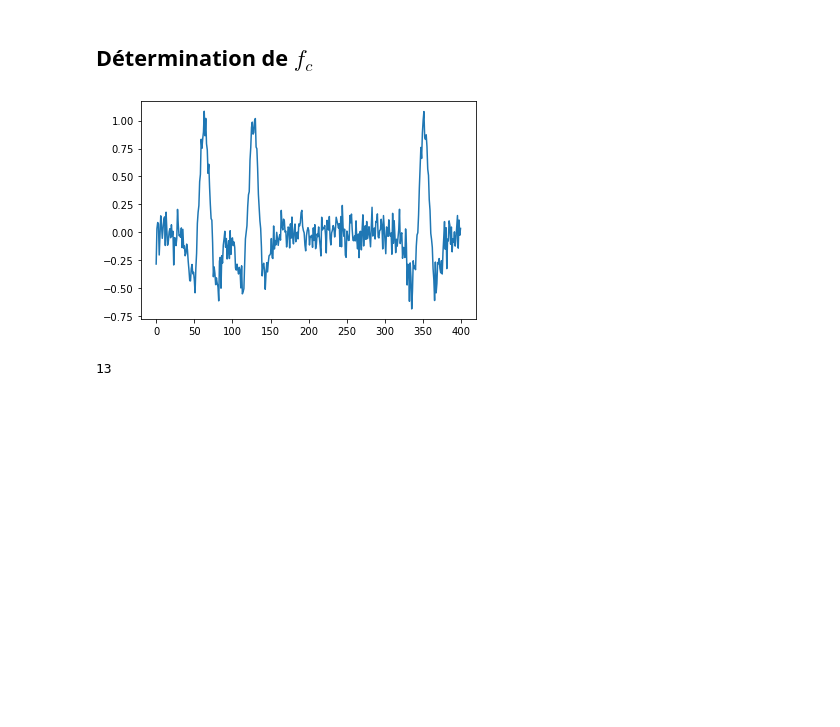
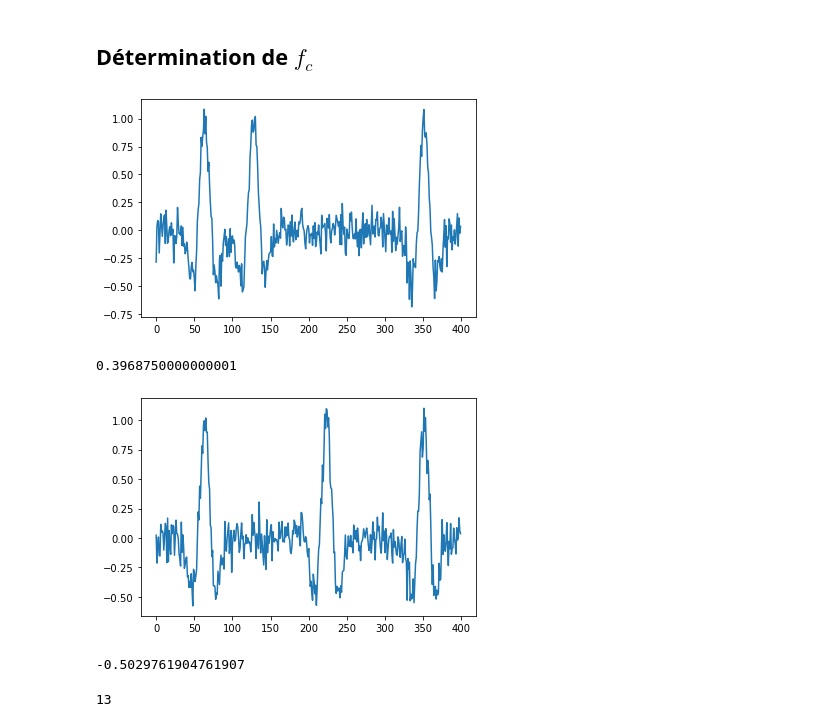
Before and after one commit to 21pili/tds, a Jupyter notebook: mini_projet_groupe1.ipynb, the cells around one changed output. Cells and saved outputs as stored; diff of their text form; code cells hidden in the pictures; blank space fills up the shorter version.

```diff
--- a/mini_projet_groupe1.ipynb
+++ b/mini_projet_groupe1.ipynb
@@ -125,12 +125,35 @@ $f_c$ est la fréquence caractéristique du signal (pour l'obtenir, calculer les
 plt.plot(gpanel[:,0])
 plt.show()
 
-#On en déduit que t3 = 60, t1 = 135 et t2 = 350
+t3 = at[60]
+t1 = at[127]
+t2 = at[350]
+
+#p1 = (trace())/(ax[150]-ax[0])
+
+print(at[127])
 # %% [output]
 [figure]
+0.3968750000000001
 # %%
 def trace(x):
     return gpanel[:,x]
+# %%
+plt.plot(trace(15))
+plt.show()
+
+t_p3 = 350
+t_p1 = 225
+t_p2 = 70
+
+p1 = (at[t_p1] - t1) / 150
+p2 = (at[t_p2] - t2) / 150
+p3 = (at[t_p3] - t3) / 150
+
+print(p2-p3 * fc1 * dx)
+# %% [output]
+[figure, added]
+-0.5029761904761907
 # %%
 def fc():
     #nt, nx = gpanel.shape
```
Also changed, not shown: parts of 5 cells of this notebook.
